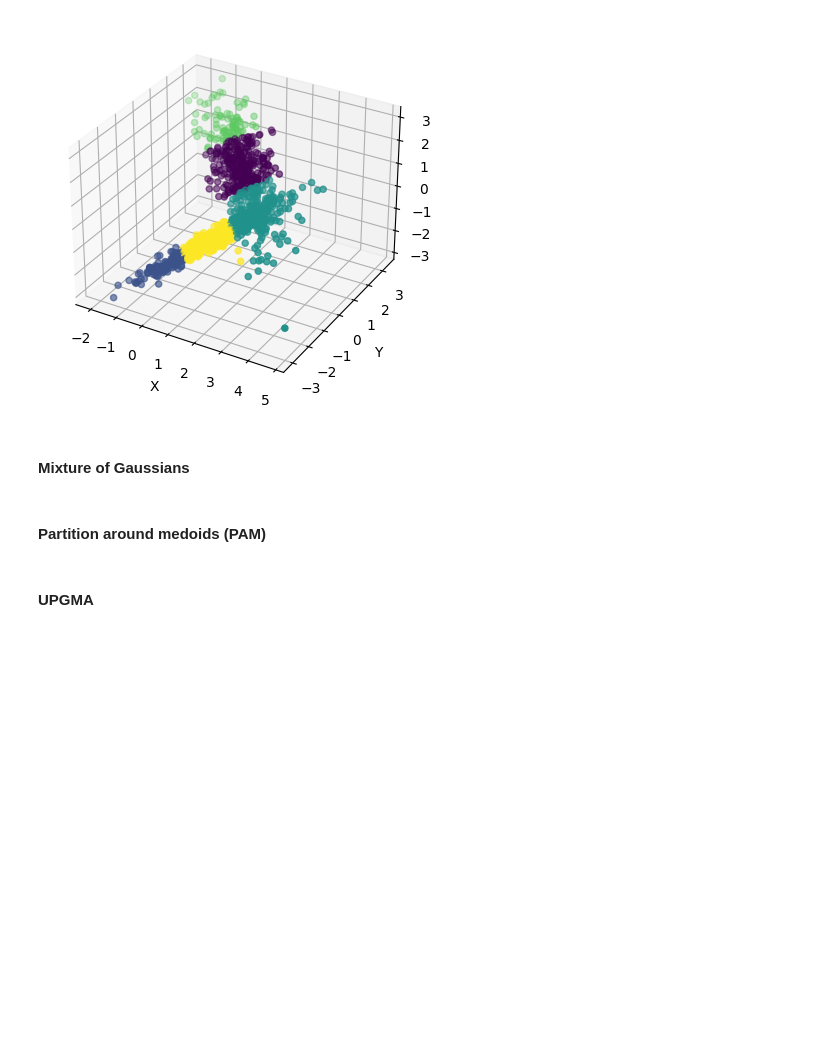
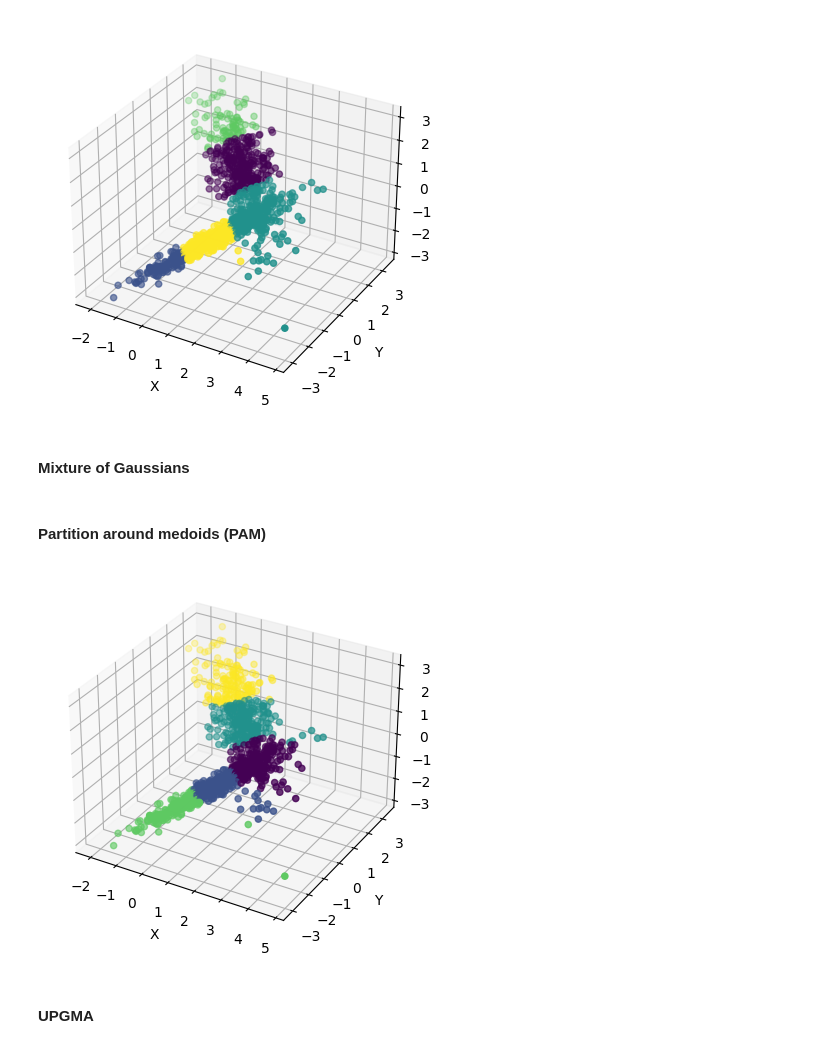
Before and after one commit to alvgonfri/clustering_algorithms, a Jupyter notebook: clustering_algorithms.ipynb, the cells around one changed output. Cells and saved outputs as stored; diff of their text form; code cells hidden in the pictures; blank space fills up the shorter version.

```diff
--- a/clustering_algorithms.ipynb
+++ b/clustering_algorithms.ipynb
@@ -125,6 +124,36 @@ def spectral_clustering(data, k):
 #### Mixture of Gaussians
 # %% [markdown]
 #### Partition around medoids (PAM)
+# %%
+def pam(X, n_clusters, max_iterations=100):
+    # Initialize medoids randomly
+    medoids = np.random.choice(range(X.shape[0]), size=n_clusters, replace=False)
+    current_medoids = np.copy(medoids)
+
+    for _ in range(max_iterations):
+        # Assign each data point to the nearest medoid
+        labels = assign_points_to_medoids(X, current_medoids)
+
+        # Update the medoids by computing the total distance within each cluster
+        for cluster_id in range(n_clusters):
+            cluster_points = X[labels == cluster_id]
+            medoid_id = np.argmin(np.sum(cdist(cluster_points, cluster_points, metric='cityblock'), axis=1))
+            current_medoids[cluster_id] = np.where(labels == cluster_id)[0][medoid_id]
+
+        # If the medoids have not changed, terminate the algorithm
+        if np.array_equal(medoids, current_medoids):
+            break
+
+        medoids = np.copy(current_medoids)
+
+    return labels
+
+
+def assign_points_to_medoids(X, medoids):
+    distance_matrix = np.zeros((X.shape[0], len(medoids)))
+    for i, medoid in enumerate(medoids):
+        distance_matrix[:, i] = np.sum(np.abs(X - X[medoid]), axis=1)
+    return np.argmin(distance_matrix, axis=1)
 # %% [markdown]
 #### UPGMA
 # %% [markdown]
@@ -149,7 +178,7 @@ def clustering(data, algorithm, hyperparameters):
     elif algorithm == 'mixture_of_gaussians':
         return None
     elif algorithm == 'partition_around_medoids':
-        return None
+        return pam(data, hyperparameters.get('k'))
     elif algorithm == 'upgma':
         return None
     else:
@@ -256,5 +285,12 @@ visualize_labelled_dataset(X, labels)
 #### Mixture of Gaussians
 # %% [markdown]
 #### Partition around medoids (PAM)
+# %%
+# Partition Around Medoids with 5 clusters
+labels = clustering(X, 'partition_around_medoids', {'k': 5})
+# print(labels)
+visualize_labelled_dataset(X, labels)
+# %% [output]
+[figure, added]
 # %% [markdown]
 #### UPGMA
```
Also changed, not shown: parts of 2 cells of this notebook.
